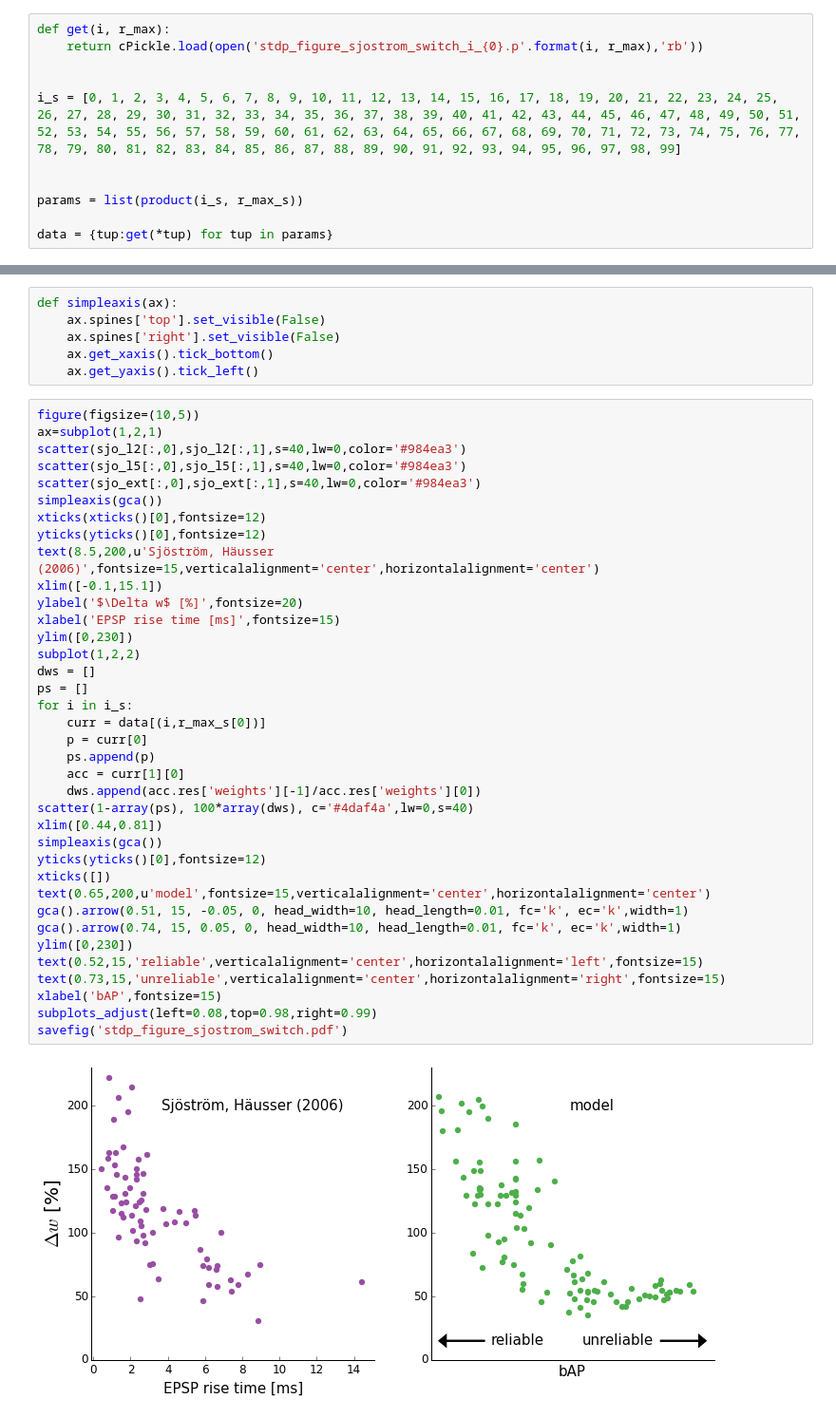
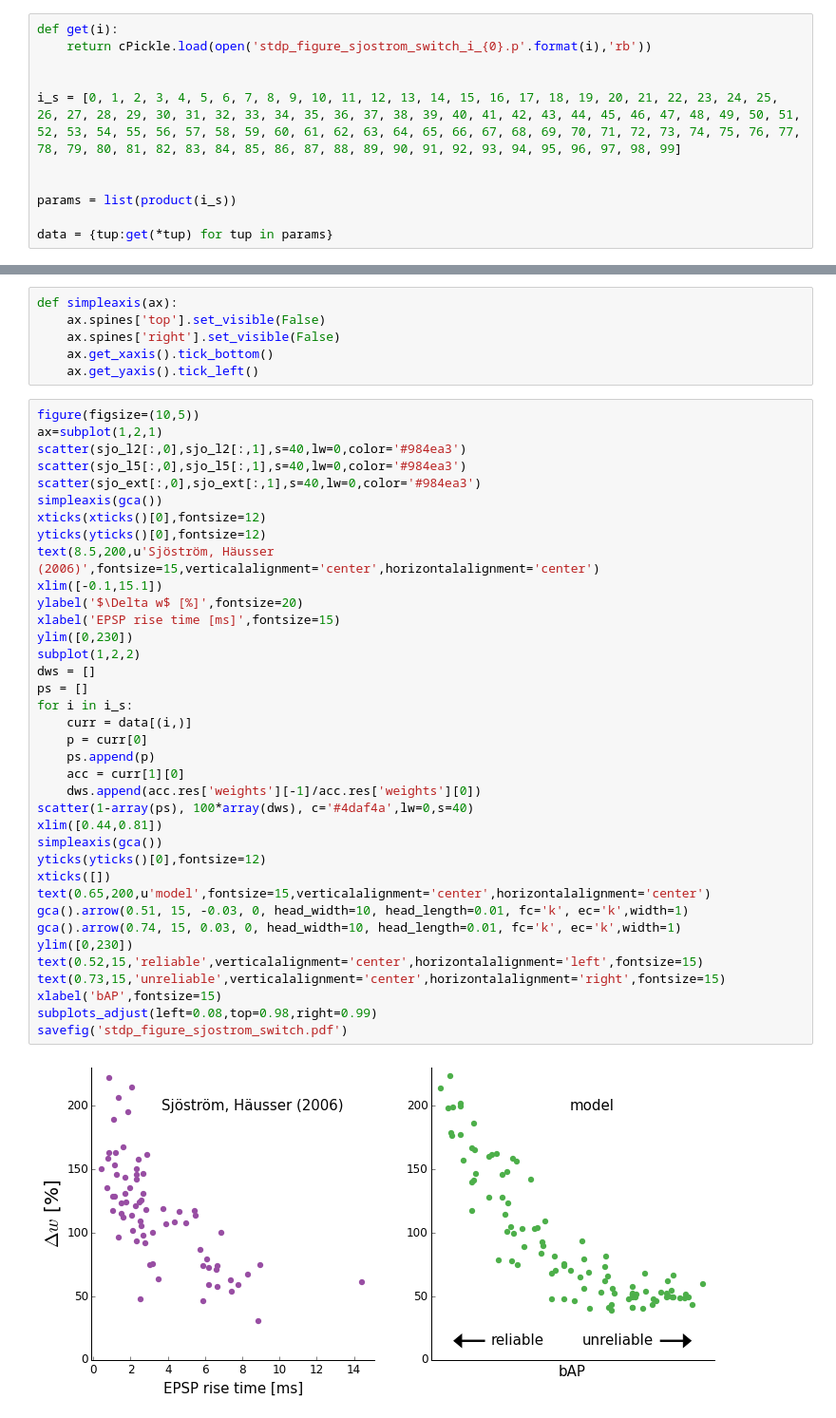
Before and after one commit to dspicher/STDP_Multicompartment, a Jupyter notebook: stdp_figure_sjostrom_switch.ipynb, the cells around one changed output, grey strips where cells are left out. Shown at 95% size. Cells and saved outputs as stored; diff of their text form.

```diff
--- a/stdp_figure_sjostrom_switch.ipynb
+++ b/stdp_figure_sjostrom_switch.ipynb
@@ -25,12 +27,12 @@ Populating the interactive namespace from numpy and matplotlib
 # %%
-def get(i, r_max):
-    return cPickle.load(open('stdp_figure_sjostrom_switch_i_{0}.p'.format(i, r_max),'rb'))
+def get(i):
+    return cPickle.load(open('stdp_figure_sjostrom_switch_i_{0}.p'.format(i),'rb'))
 
 
 i_s = [0, 1, 2, 3, 4, 5, 6, 7, 8, 9, 10, 11, 12, 13, 14, 15, 16, 17, 18, 19, 20, 21, 22, 23, 24, 25, 26, 27, 28, 29, 30, 31, 32, 33, 34, 35, 36, 37, 38, 39, 40, 41, 42, 43, 44, 45, 46, 47, 48, 49, 50, 51, 52, 53, 54, 55, 56, 57, 58, 59, 60, 61, 62, 63, 64, 65, 66, 67, 68, 69, 70, 71, 72, 73, 74, 75, 76, 77, 78, 79, 80, 81, 82, 83, 84, 85, 86, 87, 88, 89, 90, 91, 92, 93, 94, 95, 96, 97, 98, 99]
 
 
-params = list(product(i_s, r_max_s))
+params = list(product(i_s))
 
 data = {tup:get(*tup) for tup in params}
 # %%
@@ -64,34 +66,34 @@ scatter(sjo_l5[:,0],sjo_l5[:,1],s=40,lw=0,color='#984ea3')
 scatter(sjo_ext[:,0],sjo_ext[:,1],s=40,lw=0,color='#984ea3')
 simpleaxis(gca())
 xticks(xticks()[0],fontsize=12)
 yticks(yticks()[0],fontsize=12)
 text(8.5,200,u'Sjöström, Häusser (2006)',fontsize=15,verticalalignment='center',horizontalalignment='center')
 xlim([-0.1,15.1])
 ylabel('$\Delta w$ [%]',fontsize=20)
 xlabel('EPSP rise time [ms]',fontsize=15)
 ylim([0,230])
 subplot(1,2,2)
 dws = []
 ps = []
 for i in i_s:
-    curr = data[(i,r_max_s[0])]
+    curr = data[(i,)]
     p = curr[0]
     ps.append(p)
     acc = curr[1][0]
     dws.append(acc.res['weights'][-1]/acc.res['weights'][0])
 scatter(1-array(ps), 100*array(dws), c='#4daf4a',lw=0,s=40)
 xlim([0.44,0.81])
 simpleaxis(gca())
 yticks(yticks()[0],fontsize=12)
 xticks([])
 text(0.65,200,u'model',fontsize=15,verticalalignment='center',horizontalalignment='center')
-gca().arrow(0.51, 15, -0.05, 0, head_width=10, head_length=0.01, fc='k', ec='k',width=1)
-gca().arrow(0.74, 15, 0.05, 0, head_width=10, head_length=0.01, fc='k', ec='k',width=1)
+gca().arrow(0.51, 15, -0.03, 0, head_width=10, head_length=0.01, fc='k', ec='k',width=1)
+gca().arrow(0.74, 15, 0.03, 0, head_width=10, head_length=0.01, fc='k', ec='k',width=1)
 ylim([0,230])
 text(0.52,15,'reliable',verticalalignment='center',horizontalalignment='left',fontsize=15)
 text(0.73,15,'unreliable',verticalalignment='center',horizontalalignment='right',fontsize=15)
 xlabel('bAP',fontsize=15)
 subplots_adjust(left=0.08,top=0.98,right=0.99)
 savefig('stdp_figure_sjostrom_switch.pdf')
 # %% [output]
-[figure, old version]
+[figure, new version]
```
Also changed, not shown: parts of 1 cell of this notebook, 1 other file.
